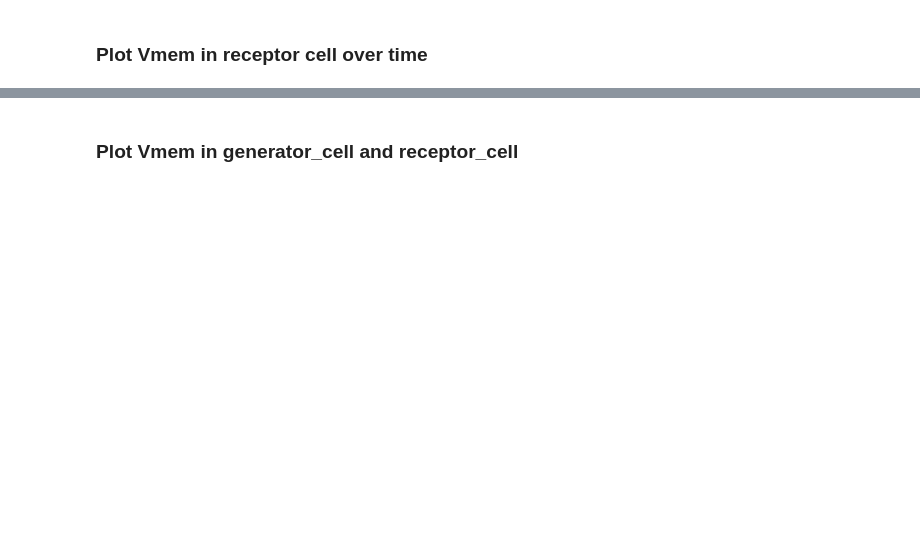
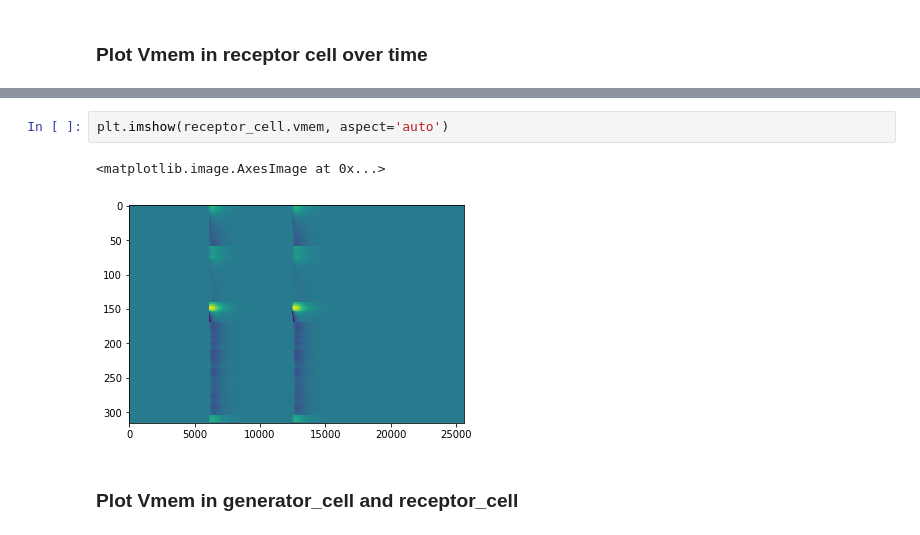
Before and after one commit to gabi-melo/lascon-project, a Jupyter notebook: try_our_own_mitral_cells.ipynb, the cells around one changed output, grey strips where cells are left out. Cells and saved outputs as stored; diff of their text form; blank space fills up the shorter version.

```diff
--- a/try_our_own_mitral_cells.ipynb
+++ b/try_our_own_mitral_cells.ipynb
@@ -343,6 +340,11 @@ plt.tight_layout()
 # wdg.interact(plot_time)
 # %% [output]
 [figure]
+# %%
+plt.imshow(receptor_cell.vmem, aspect='auto')
+# %% [output]
+<matplotlib.image.AxesImage at 0x...>
+[figure, added]
 # %% [markdown]
 ### Plot Vmem in generator_cell and receptor_cell
 # %%
```
Also changed, not shown: parts of 8 cells of this notebook, 2 other files.
